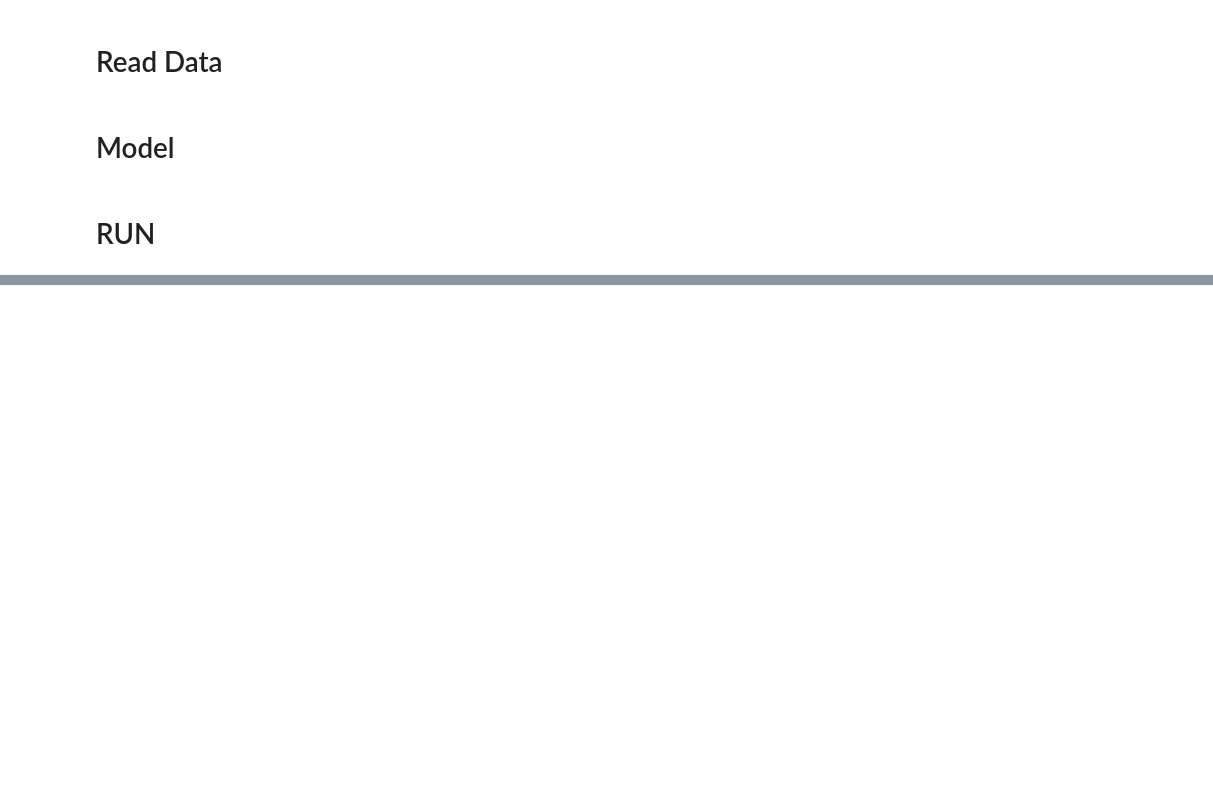
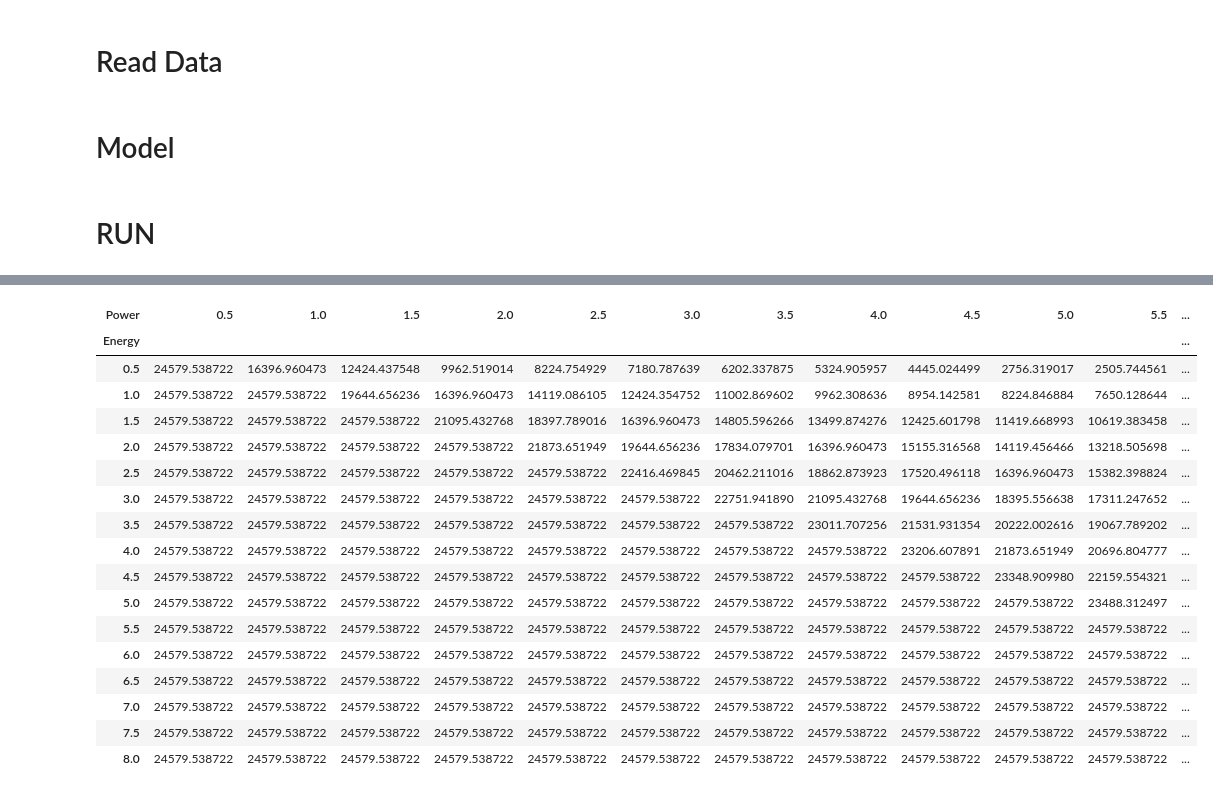
Before and after one commit to AlmostDoneButNever/bess-optimizer, a Jupyter notebook: model_v2.ipynb, the cells around one changed output, grey strips where cells are left out. Drawn from its saved outputs; the diff is of its cells as text; code cells hidden in the pictures; blank space fills up the shorter version.

```diff
--- a/model_v2.ipynb
+++ b/model_v2.ipynb
@@ -8,7 +8,7 @@ from scripts.run_optimization_model import run_model
 # %% [markdown]
 # Read Data
 # %%
-file = 's1'
+file = 's2'
 path = 'data/full/data_' + file + '.xlsx'
 data, basis, bess, service, revenue_change = data_import(path)
 bess['s_eff'] = 1
@@ -354,7 +354,7 @@ def optimize_revenue(initial_soc, data_input, prices, loads, final_soc_target, c
 # %% [markdown]
 # RUN
 # %%
-power_range = list(range(1, 8))
+power_range = list(range(1, 17))
 energy_range = list(range(1, 17))
 
 econs_sens_keys = []
@@ -363,19 +363,19 @@ econs_sens_values = []
 for power in power_range:
     for energy in energy_range:
 
-        power_target = power
-        energy_target = energy
+        power_target = power * 0.5
+        energy_target = energy * 0.5
 
         print("Solving: ", power_target, energy_target)
 
         bess['cap_power'] = power_target
         bess['cap_energy'] = energy_target
 
-        # packaged_data = [data, basis, bess, service]
+        packaged_data = [data, basis, bess, service]
 
-        # annual_revenue, result_df, revenue_df, financial_metrics = run_model(packaged_data, result_html_name = [])
+        annual_revenue, result_df, revenue_df, financial_metrics = run_model(packaged_data, result_html_name = [])
 
-        # [NPV, ROI, IRR, BCR, PP] = financial_metrics
+        [NPV, ROI, IRR, BCR, PP] = financial_metrics
 
         econs_sens_keys.append([power_target, energy_target])
-        # econs_sens_values.append([annual_revenue] + financial_metrics)
+        econs_sens_values.append([annual_revenue] + financial_metrics)
@@ -383,5 +401,8 @@ for power in power_range:
 df = pd.DataFrame(index = pd.MultiIndex.from_tuples(econs_sens_keys, names = ['Power', 'Energy']), data = econs_sens_values, columns = ['annual_revenue', 'NPV', 'ROI', 'IRR', 'BCR', 'PP'])
 df['annual_revenue_per_kw'] = df['annual_revenue']/df.index.get_level_values(0)/1000
 df = df.reset_index()
-df['Energy'] = (df['Energy'] * 0.5) * df['Power']
-df = df.set_index(['Power', 'Energy'])
+# df['Energy'] = (df['Energy'] * 0.5) * df['Power']
+# df = df.set_index(['Power', 'Energy'])
+# %%
+pd.set_option('display.max_rows', None)
+df
@@ -388,6 +427,25 @@ df = df.set_index(['Power', 'Energy'])
 # %%
-pivot_df = df.pivot(index="Energy", columns="Power", values="ROI") * 100
+pivot_df = df.pivot(index="Energy", columns="Power", values="annual_revenue_per_kw") * 100
 pivot_df
+# %% [output]
+| Power | 0.5 | 1.0 | 1.5 | 2.0 | 2.5 | 3.0 | 3.5 | 4.0 | 4.5 | 5.0 | 5.5 | ... |
+| Energy |  |  |  |  |  |  |  |  |  |  |  | ... |
+| 0.5 | 24579.538722 | 16396.960473 | 12424.437548 | 9962.519014 | 8224.754929 | 7180.787639 | 6202.337875 | 5324.905957 | 4445.024499 | 2756.319017 | 2505.744561 | ... |
+| 1.0 | 24579.538722 | 24579.538722 | 19644.656236 | 16396.960473 | 14119.086105 | 12424.354752 | 11002.869602 | 9962.308636 | 8954.142581 | 8224.846884 | 7650.128644 | ... |
+| 1.5 | 24579.538722 | 24579.538722 | 24579.538722 | 21095.432768 | 18397.789016 | 16396.960473 | 14805.596266 | 13499.874276 | 12425.601798 | 11419.668993 | 10619.383458 | ... |
+| 2.0 | 24579.538722 | 24579.538722 | 24579.538722 | 24579.538722 | 21873.651949 | 19644.656236 | 17834.079701 | 16396.960473 | 15155.316568 | 14119.456466 | 13218.505698 | ... |
+| 2.5 | 24579.538722 | 24579.538722 | 24579.538722 | 24579.538722 | 24579.538722 | 22416.469845 | 20462.211016 | 18862.873923 | 17520.496118 | 16396.960473 | 15382.398824 | ... |
+| 3.0 | 24579.538722 | 24579.538722 | 24579.538722 | 24579.538722 | 24579.538722 | 24579.538722 | 22751.941890 | 21095.432768 | 19644.656236 | 18395.556638 | 17311.247652 | ... |
+| 3.5 | 24579.538722 | 24579.538722 | 24579.538722 | 24579.538722 | 24579.538722 | 24579.538722 | 24579.538722 | 23011.707256 | 21531.931354 | 20222.002616 | 19067.789202 | ... |
+| 4.0 | 24579.538722 | 24579.538722 | 24579.538722 | 24579.538722 | 24579.538722 | 24579.538722 | 24579.538722 | 24579.538722 | 23206.607891 | 21873.651949 | 20696.804777 | ... |
+| 4.5 | 24579.538722 | 24579.538722 | 24579.538722 | 24579.538722 | 24579.538722 | 24579.538722 | 24579.538722 | 24579.538722 | 24579.538722 | 23348.909980 | 22159.554321 | ... |
+| 5.0 | 24579.538722 | 24579.538722 | 24579.538722 | 24579.538722 | 24579.538722 | 24579.538722 | 24579.538722 | 24579.538722 | 24579.538722 | 24579.538722 | 23488.312497 | ... |
+| 5.5 | 24579.538722 | 24579.538722 | 24579.538722 | 24579.538722 | 24579.538722 | 24579.538722 | 24579.538722 | 24579.538722 | 24579.538722 | 24579.538722 | 24579.538722 | ... |
+| 6.0 | 24579.538722 | 24579.538722 | 24579.538722 | 24579.538722 | 24579.538722 | 24579.538722 | 24579.538722 | 24579.538722 | 24579.538722 | 24579.538722 | 24579.538722 | ... |
+| 6.5 | 24579.538722 | 24579.538722 | 24579.538722 | 24579.538722 | 24579.538722 | 24579.538722 | 24579.538722 | 24579.538722 | 24579.538722 | 24579.538722 | 24579.538722 | ... |
+| 7.0 | 24579.538722 | 24579.538722 | 24579.538722 | 24579.538722 | 24579.538722 | 24579.538722 | 24579.538722 | 24579.538722 | 24579.538722 | 24579.538722 | 24579.538722 | ... |
+| 7.5 | 24579.538722 | 24579.538722 | 24579.538722 | 24579.538722 | 24579.538722 | 24579.538722 | 24579.538722 | 24579.538722 | 24579.538722 | 24579.538722 | 24579.538722 | ... |
+| 8.0 | 24579.538722 | 24579.538722 | 24579.538722 | 24579.538722 | 24579.538722 | 24579.538722 | 24579.538722 | 24579.538722 | 24579.538722 | 24579.538722 | 24579.538722 | ... |
 # %%
 import plotly.graph_objects as go
 
```
Also changed, not shown: parts of 3 cells of this notebook.
